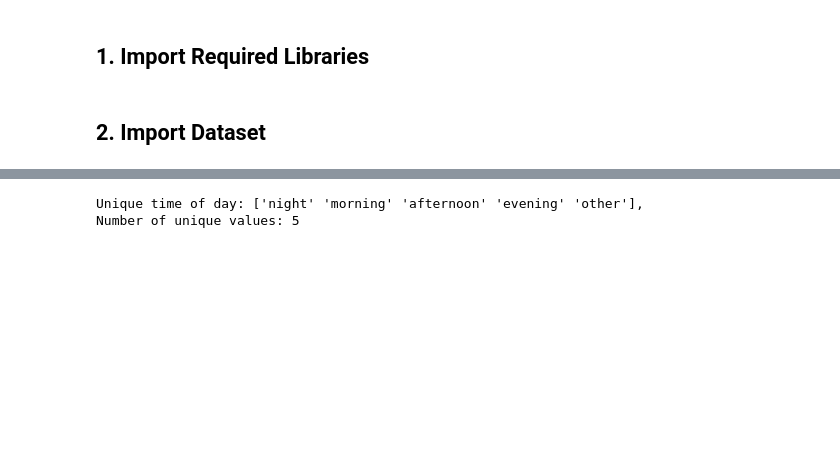
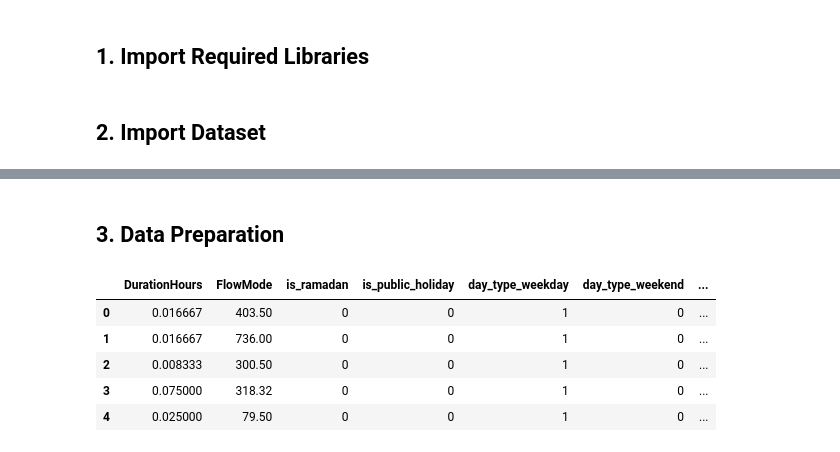
Before and after one commit to jahez07/learningAi, a Jupyter notebook: eventClassifier/randomForest.ipynb, the cells around one changed output, grey strips where cells are left out. Cells and saved outputs as stored; diff of their text form; code cells hidden in the pictures; blank space fills up the shorter version.

```diff
--- a/eventClassifier/randomForest.ipynb
+++ b/eventClassifier/randomForest.ipynb
@@ -54,5 +54,13 @@ df.head()
+# %% [markdown]
+## 3. Data Preparation
 # %%
-print(f"Unique time of day: {df['time_of_day'].unique()}, \nNumber of unique values: {df['time_of_day'].nunique()}")
+column_name = "label"
+df[column_name] = df.pop(column_name)
+df.iloc[:, 2:-4].head()
 # %% [output]
-Unique time of day: ['night' 'morning' 'afternoon' 'evening' 'other'],
-Number of unique values: 5
+|  | DurationHours | FlowMode | is_ramadan | is_public_holiday | day_type_weekday | day_type_weekend | ... |
+| 0 | 0.016667 | 403.50 | 0 | 0 | 1 | 0 | ... |
+| 1 | 0.016667 | 736.00 | 0 | 0 | 1 | 0 | ... |
+| 2 | 0.008333 | 300.50 | 0 | 0 | 1 | 0 | ... |
+| 3 | 0.075000 | 318.32 | 0 | 0 | 1 | 0 | ... |
+| 4 | 0.025000 | 79.50 | 0 | 0 | 1 | 0 | ... |
```
Also changed, not shown: parts of 21 cells of this notebook, 2 other files.
